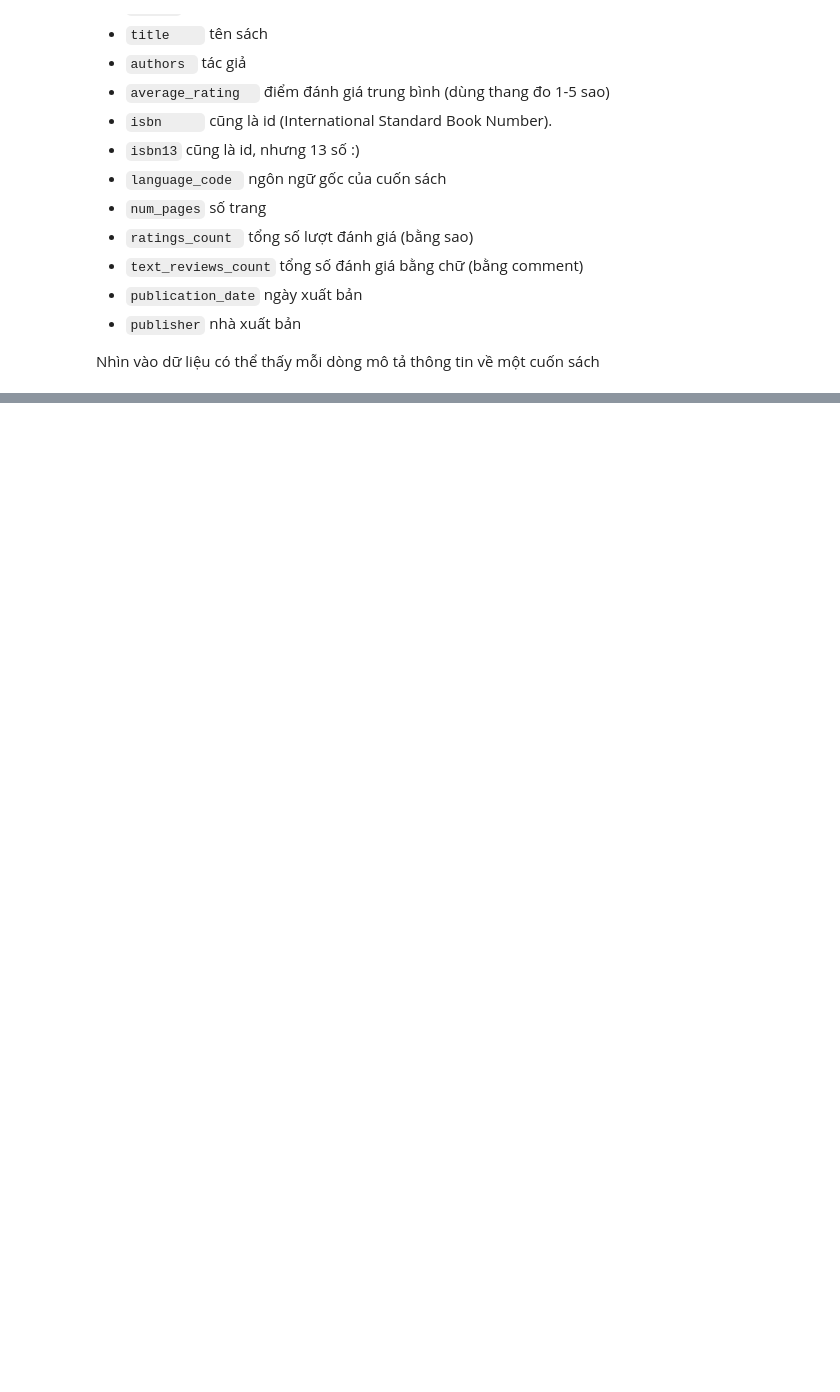
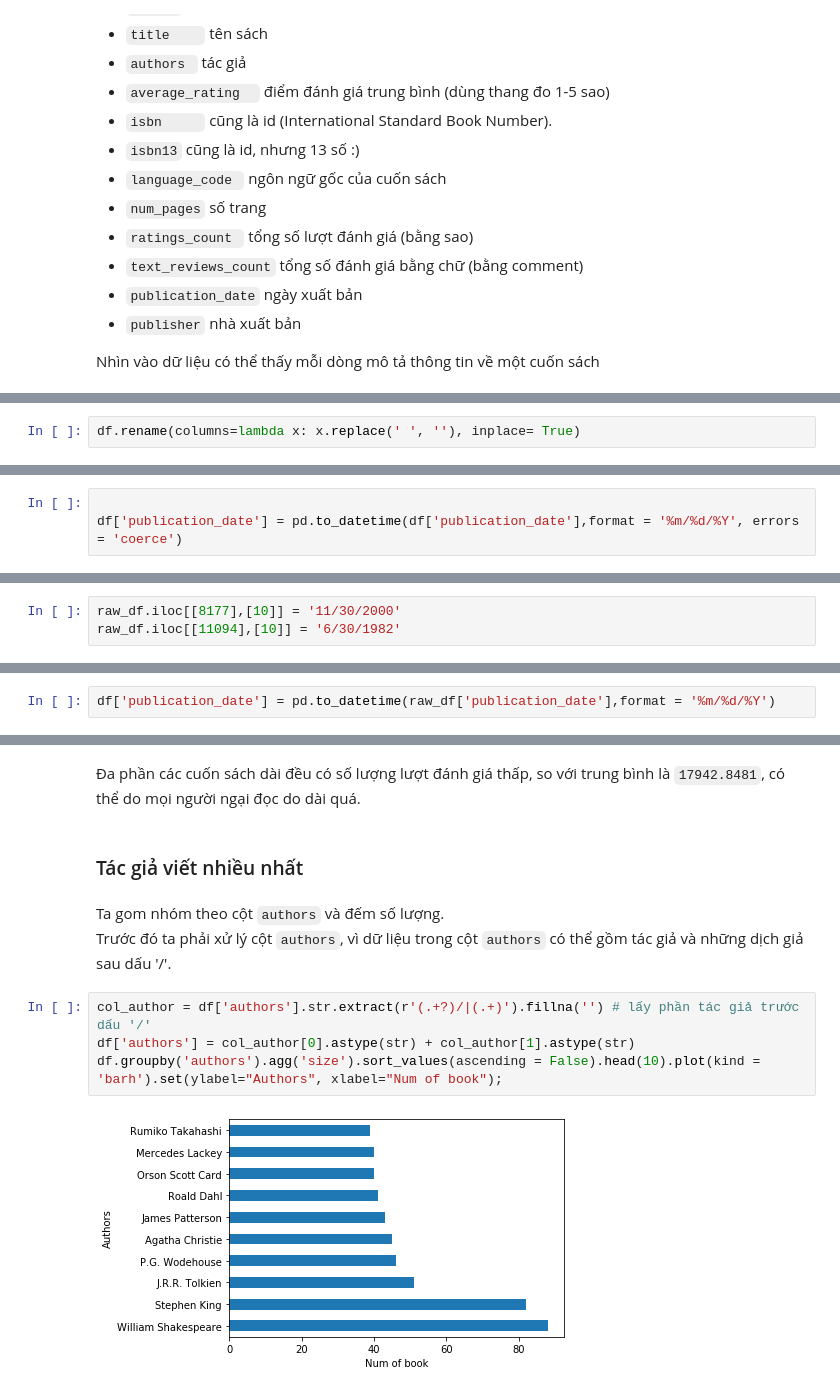
Before and after one commit to phucmanh1999/Final_Project_PFDS, a Jupyter notebook: 1712590-NguyenPhucManh.ipynb, the cells around one changed output, grey strips where cells are left out. Saved outputs shown, nothing was run; the diff lists cells and outputs as text; blank space fills up the shorter version.

```diff
--- a/1712590-NguyenPhucManh.ipynb
+++ b/1712590-NguyenPhucManh.ipynb
@@ -85,0 +136,2 @@ df.info()
+# %%
+df.rename(columns=lambda x: x.replace(' ', ''), inplace= True)
@@ -85,0 +157,3 @@ df.info()
+# %%
+
+df['publication_date'] = pd.to_datetime(df['publication_date'],format = '%m/%d/%Y', errors = 'coerce')
@@ -85,0 +192,3 @@ df.info()
+# %%
+raw_df.iloc[[8177],[10]] = '11/30/2000'
+raw_df.iloc[[11094],[10]] = '6/30/1982'
@@ -85,0 +197,2 @@ df.info()
+# %%
+df['publication_date'] = pd.to_datetime(raw_df['publication_date'],format = '%m/%d/%Y')
@@ -85,0 +413,13 @@ df.info()
+# %% [markdown]
+Đa phần các cuốn sách dài đều có số lượng lượt đánh giá thấp, so với trung bình là `17942.8481`, có thể do mọi người ngại đọc do dài quá.
+# %% [markdown]
+### Tác giả viết nhiều nhất
+# %% [markdown]
+Ta gom nhóm theo cột `authors` và đếm số lượng.
+Trước đó ta phải xử lý cột `authors`, vì dữ liệu trong cột `authors` có thể gồm tác giả và những dịch giả sau dấu '/'.
+# %%
+col_author = df['authors'].str.extract(r'(.+?)/|(.+)').fillna('') # lấy phần tác giả trước dấu '/'
+df['authors'] = col_author[0].astype(str) + col_author[1].astype(str)
+df.groupby('authors').agg('size').sort_values(ascending = False).head(10).plot(kind = 'barh').set(ylabel="Authors", xlabel="Num of book");
+# %% [output]
+[figure, added]
```
Also changed, not shown: parts of 66 cells of this notebook.
